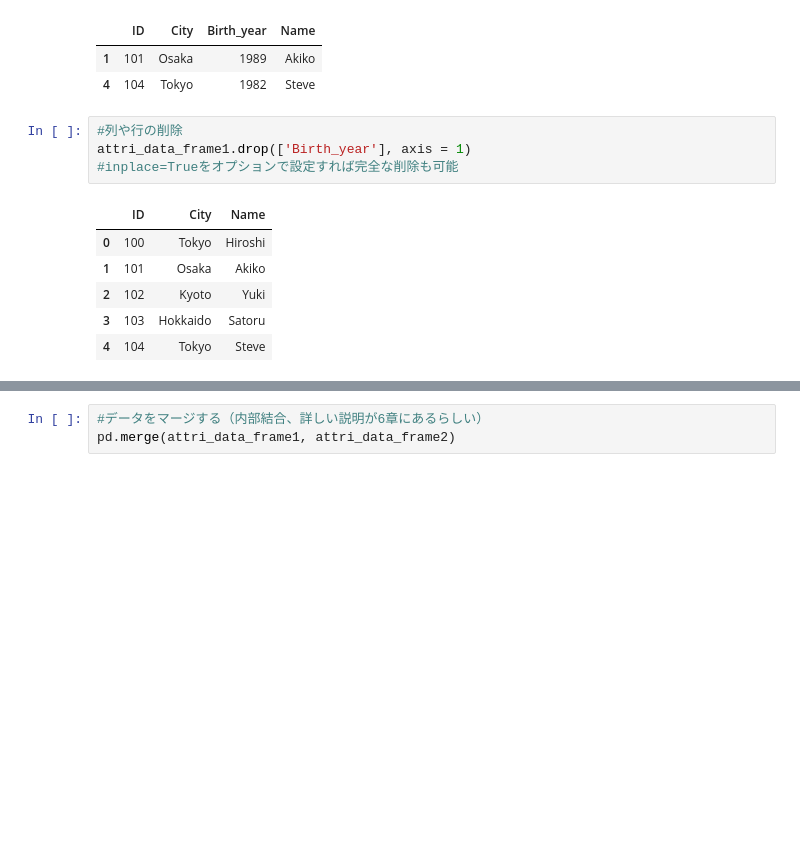
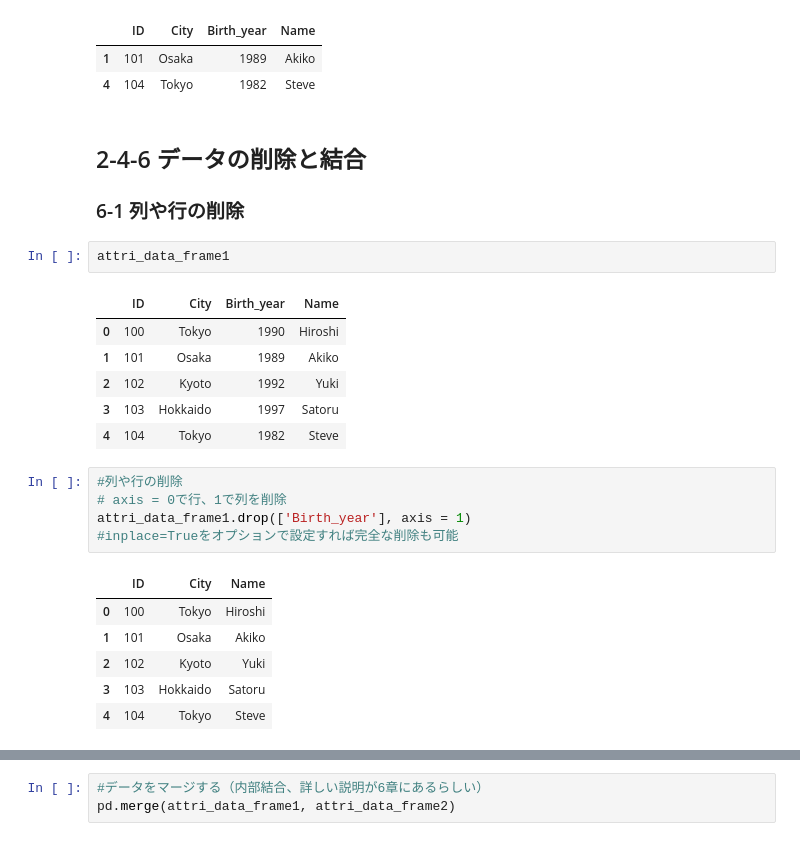
Before and after one commit to RentoYabuki06/ut_datascience_ikusei_kouza, a Jupyter notebook: chapter02/ch02_04_Pandas.ipynb, the cells around one changed output, grey strips where cells are left out. Saved outputs shown, nothing was run; the diff lists cells and outputs as text; blank space fills up the shorter version.

```diff
--- a/chapter02/ch02_04_Pandas.ipynb
+++ b/chapter02/ch02_04_Pandas.ipynb
@@ -143,8 +159,21 @@ attri_data_frame1[attri_data_frame1['Birth_year'] < 1990]
 |  | ID | City | Birth_year | Name |
 | 1 | 101 | Osaka | 1989 | Akiko |
 | 4 | 104 | Tokyo | 1982 | Steve |
+# %% [markdown]
+## 2-4-6 データの削除と結合
+### 6-1 列や行の削除
+# %%
+attri_data_frame1
+# %% [output]
+|  | ID | City | Birth_year | Name |
+| 0 | 100 | Tokyo | 1990 | Hiroshi |
+| 1 | 101 | Osaka | 1989 | Akiko |
+| 2 | 102 | Kyoto | 1992 | Yuki |
+| 3 | 103 | Hokkaido | 1997 | Satoru |
+| 4 | 104 | Tokyo | 1982 | Steve |
 # %%
 #列や行の削除
+# axis = 0で行、1で列を削除
 attri_data_frame1.drop(['Birth_year'], axis = 1)
 #inplace=Trueをオプションで設定すれば完全な削除も可能
 # %% [output]
```
Also changed, not shown: parts of 16 cells of this notebook.
